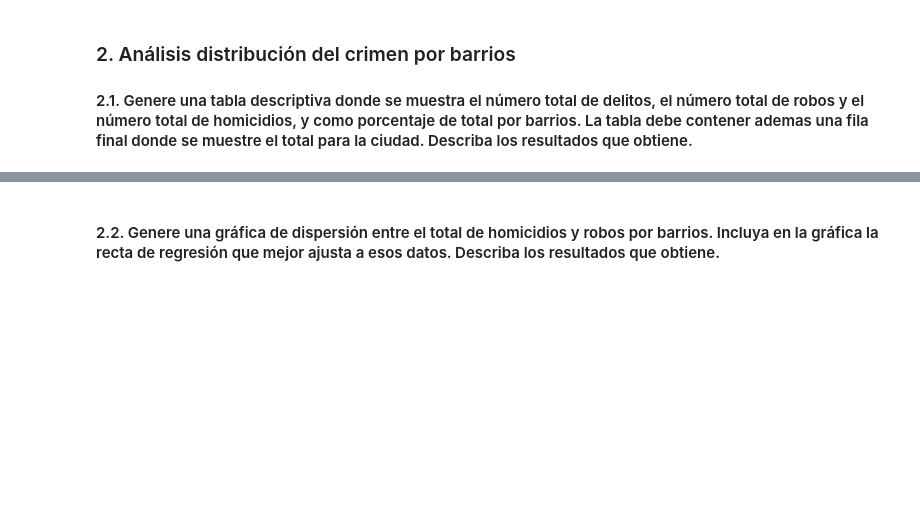
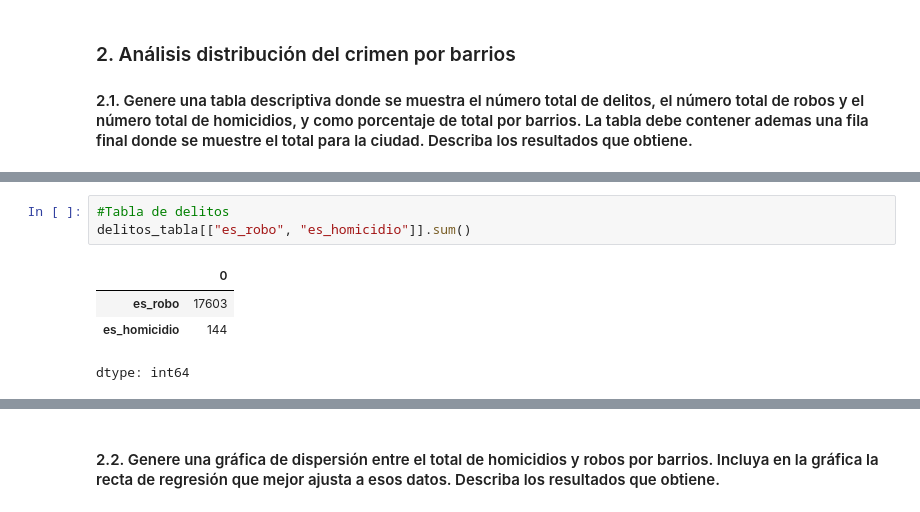
Before and after one commit to camto-24/taller_4_Aprendizaje_no_supervisado, a Jupyter notebook: S7_LC_Taller_Geograficos_KDE.ipynb, the cells around one changed output, grey strips where cells are left out. Saved outputs shown, nothing was run; the diff lists cells and outputs as text; blank space fills up the shorter version.

```diff
--- a/S7_LC_Taller_Geograficos_KDE.ipynb
+++ b/S7_LC_Taller_Geograficos_KDE.ipynb
@@ -165,0 +184,8 @@ La visualización inicial de los polígonos permite observar la división territ
+# %%
+#Tabla de delitos
+delitos_tabla[["es_robo", "es_homicidio"]].sum()
+# %% [output]
+|  | 0 |
+| es_robo | 17603 |
+| es_homicidio | 144 |
+dtype: int64
```
Also changed, not shown: parts of 6 cells of this notebook.
